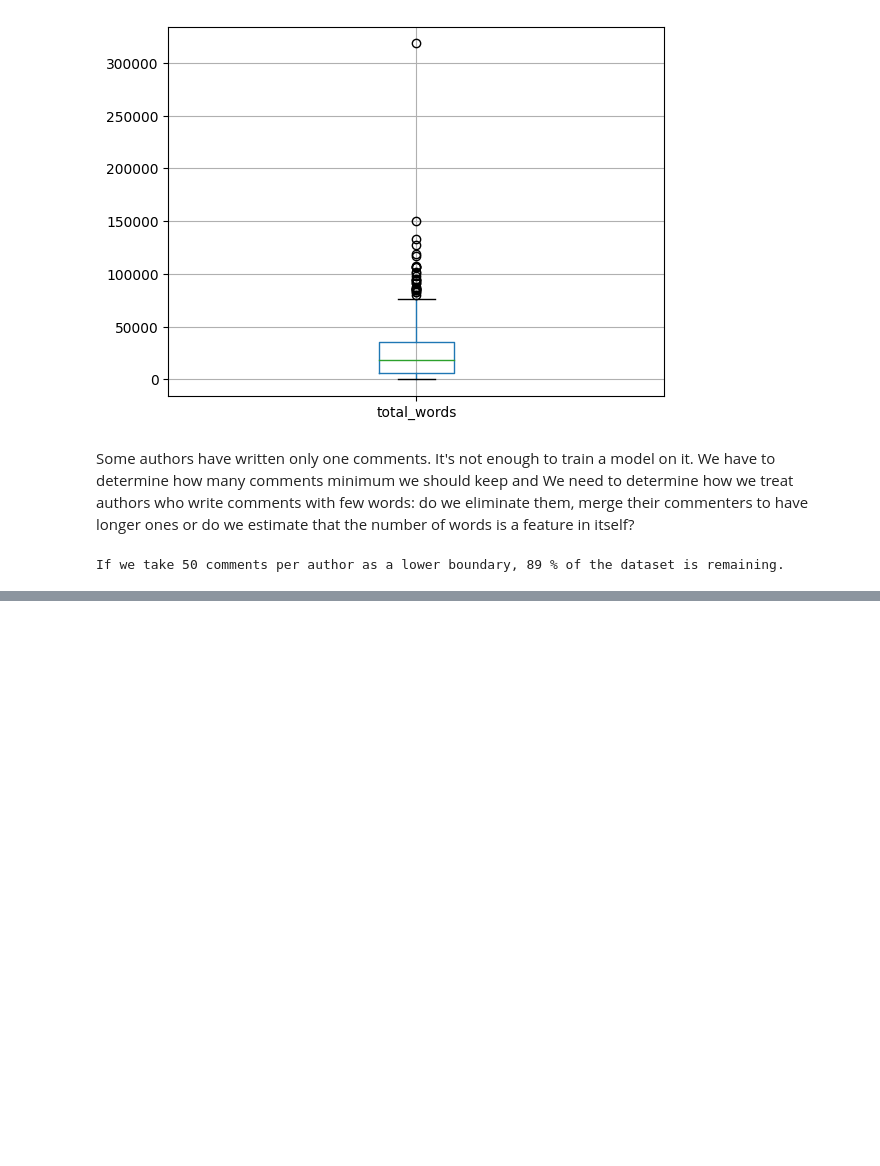
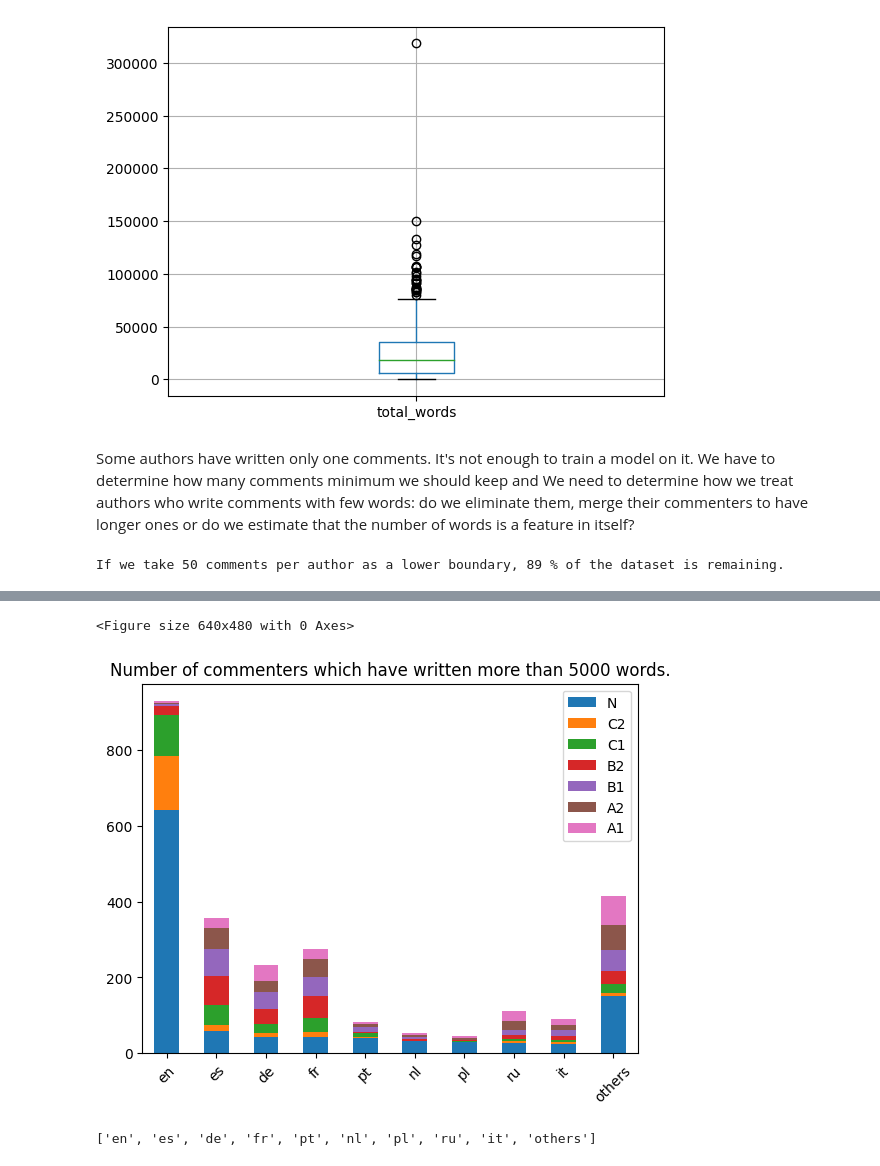
Before and after one commit to CS-433/project2-authclass, a Jupyter notebook: Arthur.ipynb, the cells around one changed output, grey strips where cells are left out. Saved outputs shown, nothing was run; the diff lists cells and outputs as text; code cells hidden in the pictures; blank space fills up the shorter version.

Commit message:
countries with author with more than 5000 words

```diff
--- a/Arthur.ipynb
+++ b/Arthur.ipynb
@@ -137,0 +289,4 @@ If we take 50 comments per author as a lower boundary, 89 % of the dataset is re
+# %%
+# Before plotting, we will look for the
+df_hist =  main_df_final.copy()
+df_hist[['N', 'A1', 'A2', 'B1', 'B2', 'C1', 'C2']].apply(lambda x: x.replace(r"[']", '').str.lower())
@@ -137,0 +336,34 @@ If we take 50 comments per author as a lower boundary, 89 % of the dataset is re
+# %%
+# Count the number of C2 for each language and merge to the previous dataframe
+temp = pd.DataFrame(df_hist['C2'].apply(lambda x: x.lower().strip("'][").replace("'", '').split(', ')).explode().value_counts().drop('').reset_index())
+hist = native.merge(temp, left_on = 'countries', right_on = 'index', how = 'left').drop('index', axis = 1)
+
+# Count the number of C1 for each language and merge to the previous dataframe
+temp = pd.DataFrame(df_hist['C1'].apply(lambda x: x.lower().strip("'][").replace("'", '').split(', ')).explode().value_counts().drop('').drop('none').reset_index())
+hist = hist.merge(temp, left_on = 'countries', right_on = 'index', how = 'left').drop('index', axis = 1)
+
+# Count the number of B2 for each language and merge to the previous dataframe
+temp = pd.DataFrame(df_hist['B2'].apply(lambda x: x.lower().strip("'][").replace("'", '').split(', ')).explode().value_counts().drop('').reset_index())
+hist = hist.merge(temp, left_on = 'countries', right_on = 'index', how = 'left').drop('index', axis = 1)
+
+# Count the number of B1 for each language and merge to the previous dataframe
+temp = pd.DataFrame(df_hist['B1'].apply(lambda x: x.lower().strip("'][").replace("'", '').split(', ')).explode().value_counts().drop('').drop('none').reset_index())
+hist = hist.merge(temp, left_on = 'countries', right_on = 'index', how = 'left').drop('index', axis = 1)
+
+# Count the number of A2 for each language and merge to the previous dataframe
+temp = pd.DataFrame(df_hist['A2'].apply(lambda x: x.lower().strip("'][").replace("'", '').split(', ')).explode().value_counts().drop('').drop('none').reset_index())
+hist = hist.merge(temp, left_on = 'countries', right_on = 'index', how = 'left').drop('index', axis = 1)
+
+# Count the number of A1 for each language and merge to the previous dataframe
+temp = pd.DataFrame(df_hist['A1'].apply(lambda x: x.lower().strip("'][").replace("'", '').split(', ')).explode().value_counts().drop('').drop('none').reset_index())
+hist = hist.merge(temp, left_on = 'countries', right_on = 'index', how = 'left').drop('index', axis = 1)
+
+
+# Gathers the countries which are not in the top 10 in terms of number of commenters with more than 5000 words written
+hist.iloc[9] = hist.iloc[9:].sum()
+hist.iat[9, 0] = 'others'
+hist = hist[:10]
+
+hist.set_index('countries')
+
+hist
@@ -137,0 +382,14 @@ If we take 50 comments per author as a lower boundary, 89 % of the dataset is re
+# %%
+plt.figure()
+hist.plot(stacked = True, kind = 'bar')
+plt.xticks(ticks = np.arange(0, 9.1, 1),labels = hist.countries.to_list(), rotation = 45)
+plt.title('Number of commenters which have written more than 5000 words.')
+plt.show()
+# %% [output]
+<Figure size 640x480 with 0 Axes>
+[figure, added]
+# %%
+xticks = hist.countries.to_list()
+xticks
+# %% [output]
+['en', 'es', 'de', 'fr', 'pt', 'nl', 'pl', 'ru', 'it', 'others']
```
Also changed, not shown: parts of 16 cells of this notebook.
